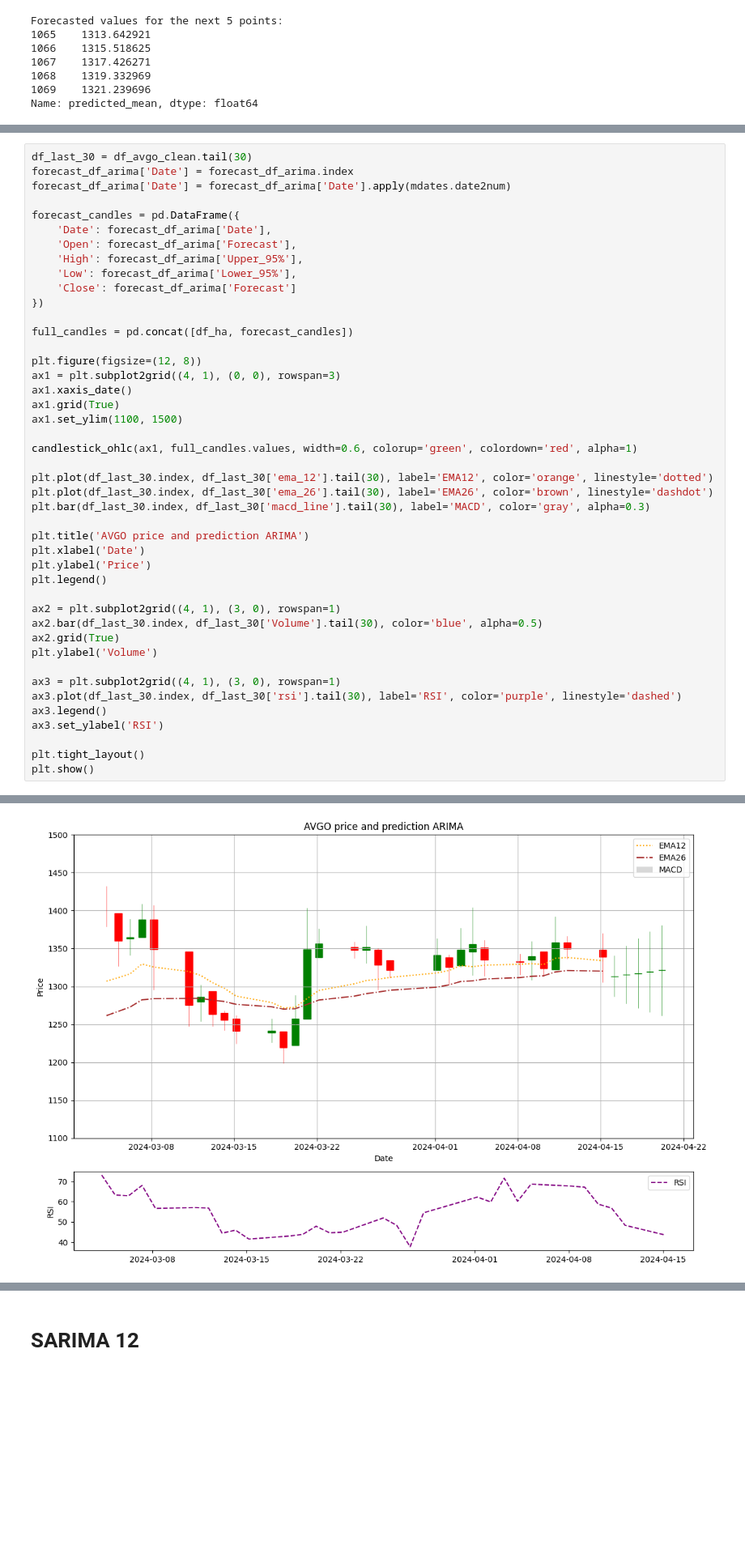
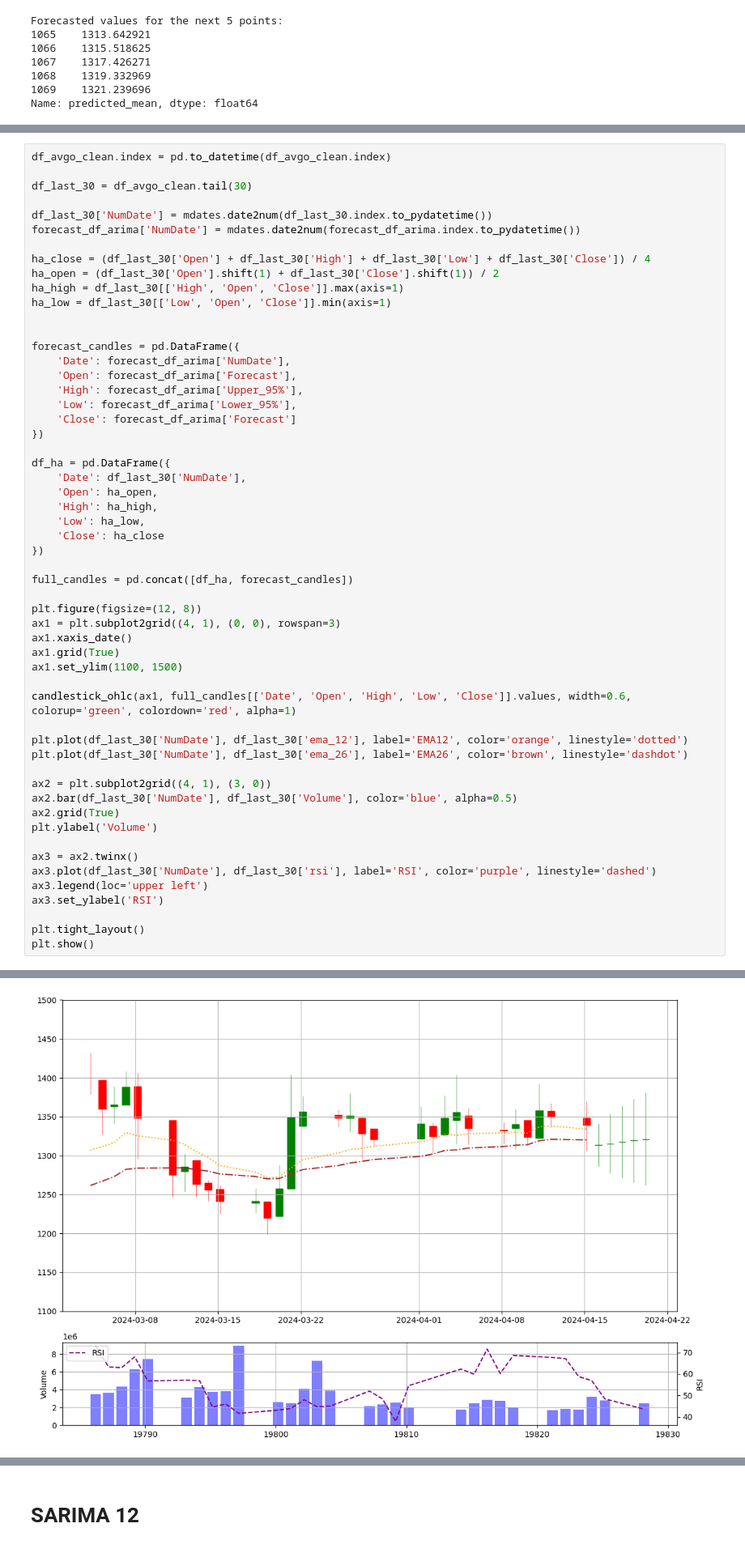
Before and after one commit to Gv1as/Time_series_analysis_tech_stocks, a Jupyter notebook: Notebooks/avgo_s_arima.ipynb, the cells around one changed output, grey strips where cells are left out. Shown at 81% size. Cells and saved outputs as stored; diff of their text form; blank space fills up the shorter version.

```diff
--- a/avgo_s_arima.ipynb
+++ b/Notebooks/avgo_s_arima.ipynb
@@ -305,14 +290,31 @@ forecast_df_arima
 # %%
+df_avgo_clean.index = pd.to_datetime(df_avgo_clean.index)
+
 df_last_30 = df_avgo_clean.tail(30)
-forecast_df_arima['Date'] = forecast_df_arima.index
-forecast_df_arima['Date'] = forecast_df_arima['Date'].apply(mdates.date2num)
+
+df_last_30['NumDate'] = mdates.date2num(df_last_30.index.to_pydatetime())
+forecast_df_arima['NumDate'] = mdates.date2num(forecast_df_arima.index.to_pydatetime())
+
+ha_close = (df_last_30['Open'] + df_last_30['High'] + df_last_30['Low'] + df_last_30['Close']) / 4
+ha_open = (df_last_30['Open'].shift(1) + df_last_30['Close'].shift(1)) / 2
+ha_high = df_last_30[['High', 'Open', 'Close']].max(axis=1)
+ha_low = df_last_30[['Low', 'Open', 'Close']].min(axis=1)
+
 
 forecast_candles = pd.DataFrame({
-    'Date': forecast_df_arima['Date'],
+    'Date': forecast_df_arima['NumDate'],
     'Open': forecast_df_arima['Forecast'],
     'High': forecast_df_arima['Upper_95%'],
     'Low': forecast_df_arima['Lower_95%'],
     'Close': forecast_df_arima['Forecast']
+})
+
+df_ha = pd.DataFrame({
+    'Date': df_last_30['NumDate'],
+    'Open': ha_open,
+    'High': ha_high,
+    'Low': ha_low,
+    'Close': ha_close
 })
 
 full_candles = pd.concat([df_ha, forecast_candles])
@@ -323,25 +325,19 @@ ax1.xaxis_date()
 ax1.grid(True)
 ax1.set_ylim(1100, 1500)
 
-candlestick_ohlc(ax1, full_candles.values, width=0.6, colorup='green', colordown='red', alpha=1)
+candlestick_ohlc(ax1, full_candles[['Date', 'Open', 'High', 'Low', 'Close']].values, width=0.6, colorup='green', colordown='red', alpha=1)
 
-plt.plot(df_last_30.index, df_last_30['ema_12'].tail(30), label='EMA12', color='orange', linestyle='dotted')
-plt.plot(df_last_30.index, df_last_30['ema_26'].tail(30), label='EMA26', color='brown', linestyle='dashdot')
-plt.bar(df_last_30.index, df_last_30['macd_line'].tail(30), label='MACD', color='gray', alpha=0.3)
+plt.plot(df_last_30['NumDate'], df_last_30['ema_12'], label='EMA12', color='orange', linestyle='dotted')
+plt.plot(df_last_30['NumDate'], df_last_30['ema_26'], label='EMA26', color='brown', linestyle='dashdot')
 
-plt.title('AVGO price and prediction ARIMA')
-plt.xlabel('Date')
-plt.ylabel('Price')
-plt.legend()
-
-ax2 = plt.subplot2grid((4, 1), (3, 0), rowspan=1)
-ax2.bar(df_last_30.index, df_last_30['Volume'].tail(30), color='blue', alpha=0.5)
+ax2 = plt.subplot2grid((4, 1), (3, 0))
+ax2.bar(df_last_30['NumDate'], df_last_30['Volume'], color='blue', alpha=0.5)
 ax2.grid(True)
 plt.ylabel('Volume')
 
-ax3 = plt.subplot2grid((4, 1), (3, 0), rowspan=1)
-ax3.plot(df_last_30.index, df_last_30['rsi'].tail(30), label='RSI', color='purple', linestyle='dashed')
-ax3.legend()
+ax3 = ax2.twinx()
+ax3.plot(df_last_30['NumDate'], df_last_30['rsi'], label='RSI', color='purple', linestyle='dashed')
+ax3.legend(loc='upper left')
 ax3.set_ylabel('RSI')
 
 plt.tight_layout()
@@ -350 +351 @@ plt.show()
-[figure, old version]
+[figure, new version]
```
Also changed, not shown: parts of 40 cells of this notebook, 16 other files.
